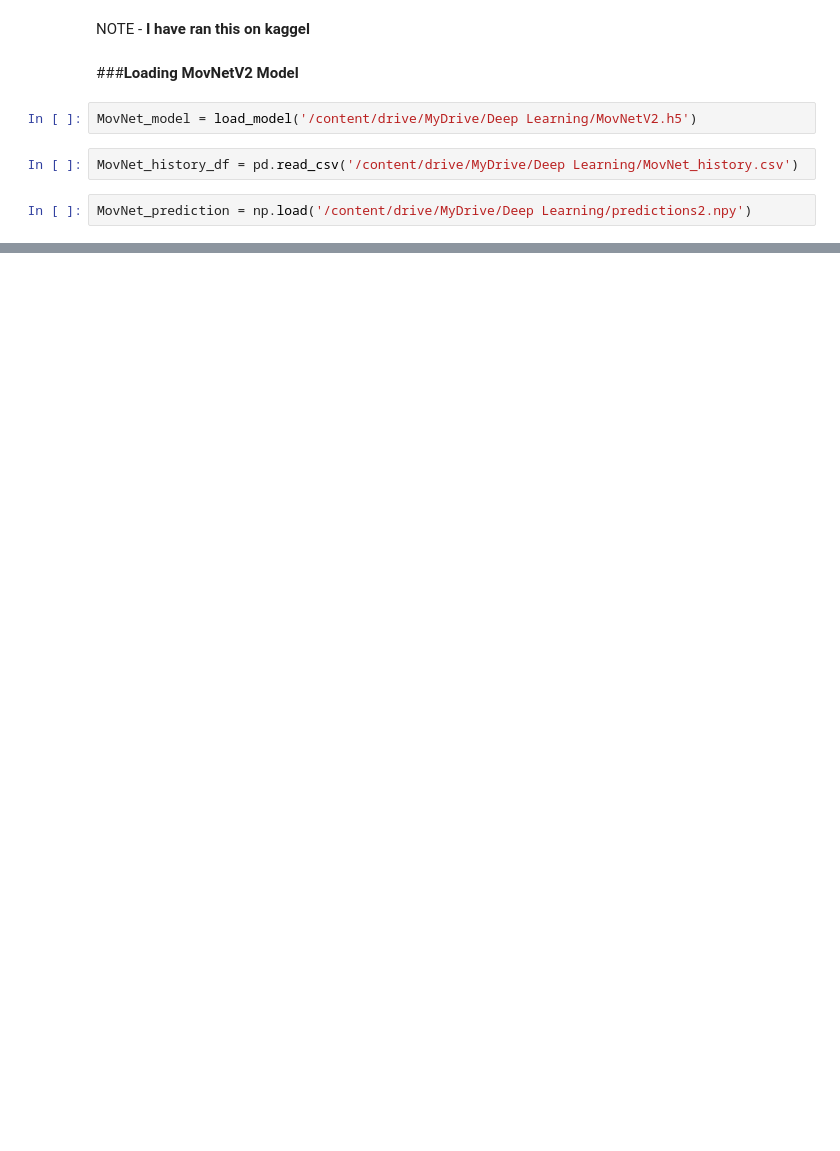
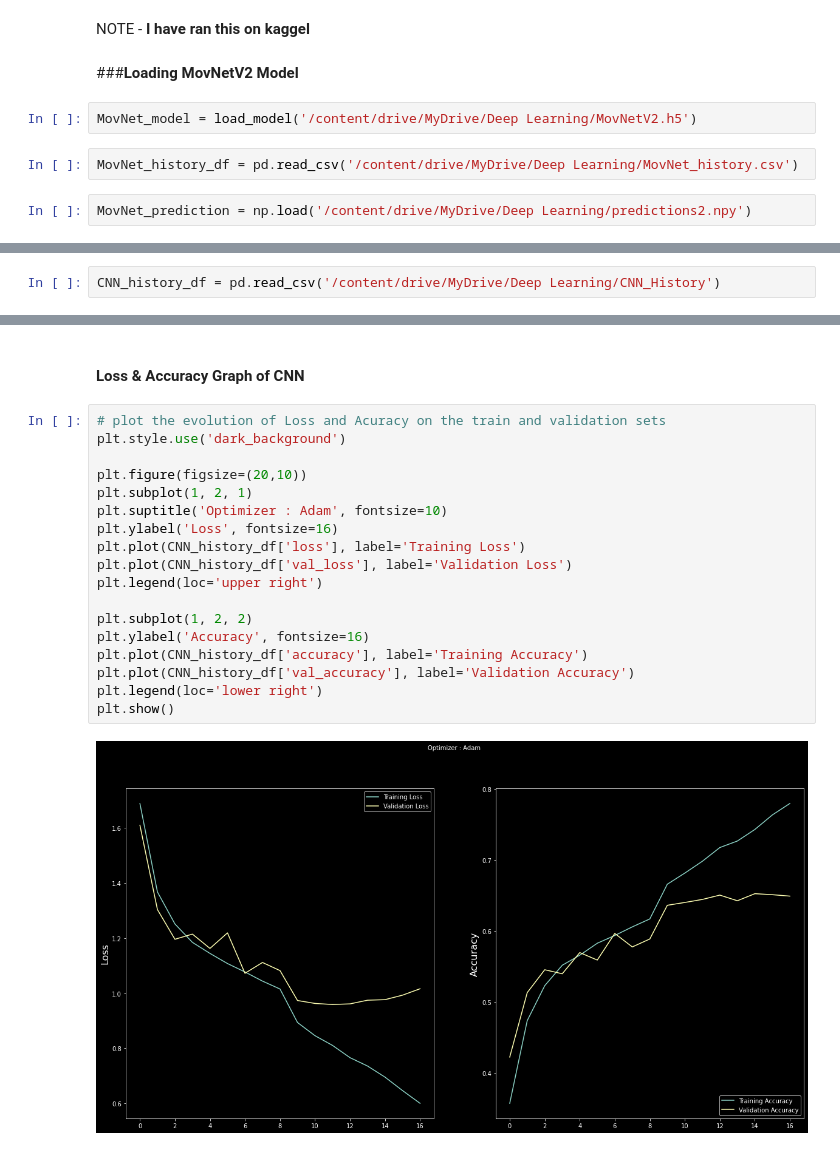
Before and after one commit to iamabd53/Live-Class-Monitoring-System, a Jupyter notebook: Live_Class_Monitoring_System.ipynb, the cells around one changed output, grey strips where cells are left out. Drawn from its saved outputs; the diff is of its cells as text; blank space fills up the shorter version.

```diff
--- a/Live_Class_Monitoring_System.ipynb
+++ b/Live_Class_Monitoring_System.ipynb
@@ -397,0 +594,2 @@ MovNet_prediction = np.load('/content/drive/MyDrive/Deep Learning/predictions2.n
+# %%
+CNN_history_df = pd.read_csv('/content/drive/MyDrive/Deep Learning/CNN_History')
@@ -397,0 +615,22 @@ MovNet_prediction = np.load('/content/drive/MyDrive/Deep Learning/predictions2.n
+# %% [markdown]
+#### **Loss & Accuracy Graph of CNN**
+# %%
+# plot the evolution of Loss and Acuracy on the train and validation sets
+plt.style.use('dark_background')
+
+plt.figure(figsize=(20,10))
+plt.subplot(1, 2, 1)
+plt.suptitle('Optimizer : Adam', fontsize=10)
+plt.ylabel('Loss', fontsize=16)
+plt.plot(CNN_history_df['loss'], label='Training Loss')
+plt.plot(CNN_history_df['val_loss'], label='Validation Loss')
+plt.legend(loc='upper right')
+
+plt.subplot(1, 2, 2)
+plt.ylabel('Accuracy', fontsize=16)
+plt.plot(CNN_history_df['accuracy'], label='Training Accuracy')
+plt.plot(CNN_history_df['val_accuracy'], label='Validation Accuracy')
+plt.legend(loc='lower right')
+plt.show()
+# %% [output]
+[figure, added]
```
Also changed, not shown: parts of 41 cells of this notebook.
